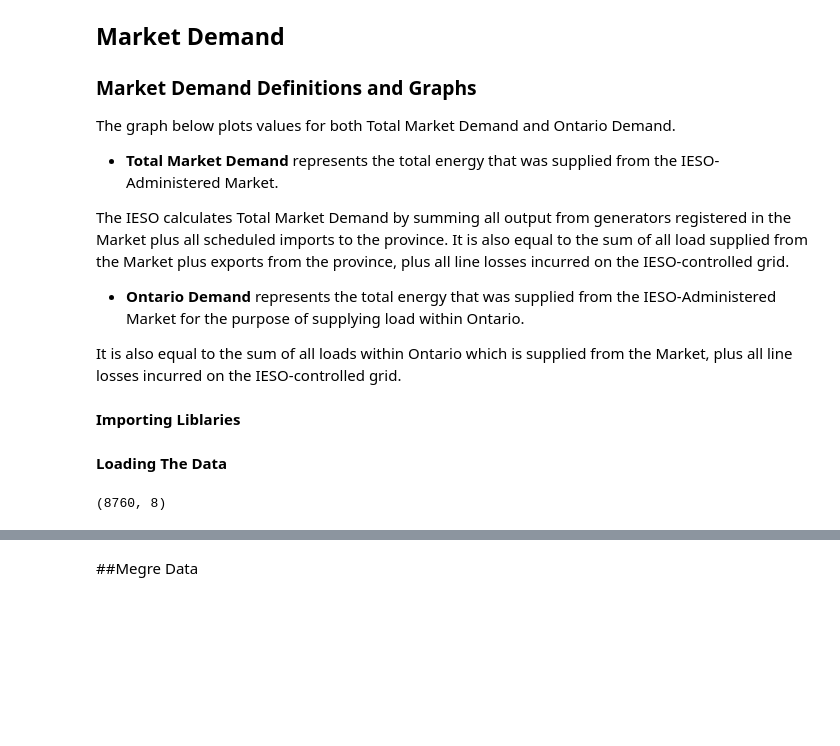
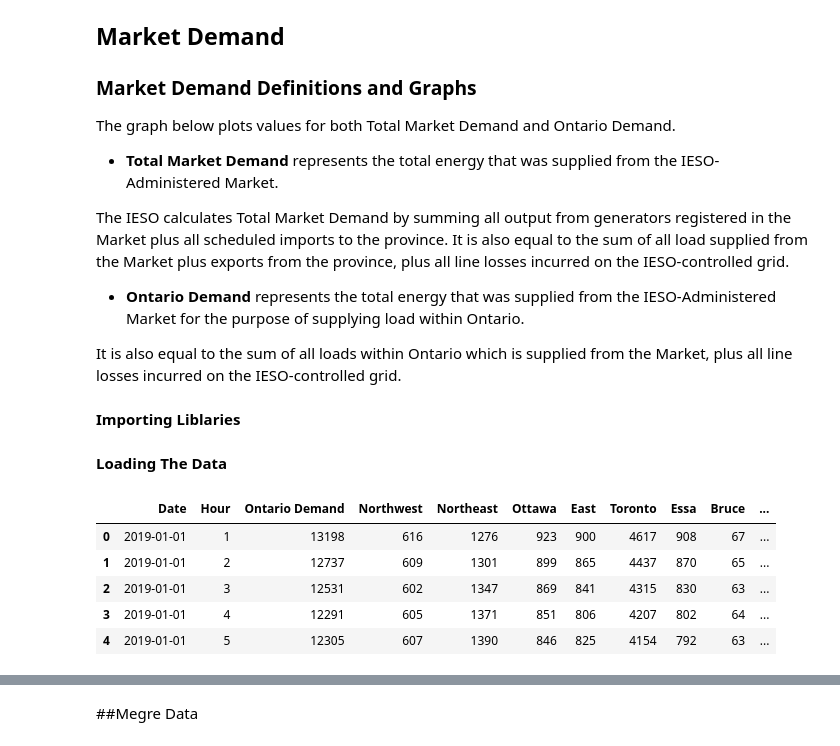
Before and after one commit to janosepah/ML_Project, a Jupyter notebook: Final_Project.ipynb, the cells around one changed output, grey strips where cells are left out. Drawn from its saved outputs; the diff is of its cells as text; code cells hidden in the pictures; blank space fills up the shorter version.

```diff
--- a/Final_Project.ipynb
+++ b/Final_Project.ipynb
@@ -44,60 +44,53 @@ Data_Path = 'https://raw.githubusercontent.com/janosepah/ML_Project/master/Data/
 
 # Demand
 Demand_2017 = pd.read_csv(Data_Path + 'PUB_Demand_2017.csv', parse_dates=['Date'])
-Demand_2017.set_index(['Date'], inplace=True)
 Demand_2017.head()
-Demand_2017.shape
+#Demand_2017.shape
 
-Demand_2018 = pd.read_csv(Data_Path + 'PUB_Demand_2018.csv', parse_dates=['date'])
-Demand_2018.set_index(['date'], inplace=True)
+Demand_2018 = pd.read_csv(Data_Path + 'PUB_Demand_2018.csv', parse_dates=['Date'])
 Demand_2018.head()
-Demand_2018.shape
+#Demand_2018.shape
 
 Demand_2019 = pd.read_csv(Data_Path + 'PUB_Demand_2019.csv', parse_dates=['Date'])
-Demand_2019.set_index(['Date'], inplace=True)
 Demand_2019.head()
-Demand_2019.shape
+#Demand_2019.shape
 
 # Supply
 Supply_2017 = pd.read_csv(Data_Path + '2017_Hourly_Output.csv', parse_dates=['Date'])
-Supply_2017.set_index(['Date'], inplace=True)
 Supply_2017.head()
-Supply_2017.shape
+#Supply_2017.shape
 
 Supply_2018 = pd.read_csv(Data_Path + '2018_Hourly_Output.csv', parse_dates=['Date'])
-Supply_2018.set_index(['Date'], inplace=True)
 Supply_2018.head()
-Supply_2018.shape
+#Supply_2018.shape
 
 Supply_2019 = pd.read_csv(Data_Path + '2019_Hourly_Output.csv', parse_dates=['Date'])
-Supply_2019.set_index(['Date'], inplace=True)
 Supply_2019.head()
-Supply_2019.shape
+#Supply_2019.shape
 
 # Industry
 Industrial_2019 =pd.read_csv(Data_Path + 'Industrial_Load_2019.csv', parse_dates=['DeliveryDate'])
-Industrial_2019.set_index(['DeliveryDate'], inplace=True)
 Industrial_2019.head()
 
 Industrial_2018 =pd.read_csv(Data_Path + 'Industrial_Load_2018.csv', parse_dates=['DeliveryDate'])
-Industrial_2018.set_index(['DeliveryDate'], inplace=True)
 Industrial_2018.head()
 
 Industrial_2017 =pd.read_csv(Data_Path + 'Industrial_Load_2017.csv', parse_dates=['DeliveryDate'])
-Industrial_2017.set_index(['DeliveryDate'], inplace=True)
 Industrial_2017.head()
 
 # DemandZonal
 DemandZonal_2017 =pd.read_csv(Data_Path + 'PUB_DemandZonal_2017.csv', parse_dates=['Date'])
-DemandZonal_2017.set_index(['Date'], inplace=True)
 DemandZonal_2017.head()
 
 DemandZonal_2018 =pd.read_csv(Data_Path + 'PUB_DemandZonal_2018.csv', parse_dates=['Date'])
-DemandZonal_2018.set_index(['Date'], inplace=True)
 DemandZonal_2018.head()
 
 DemandZonal_2019 =pd.read_csv(Data_Path + 'PUB_DemandZonal_2019.csv', parse_dates=['Date'])
-DemandZonal_2019.set_index(['Date'], inplace=True)
 DemandZonal_2019.head()
 # %% [output]
-(8760, 8)
+|  | Date | Hour | Ontario Demand | Northwest | Northeast | Ottawa | East | Toronto | Essa | Bruce | ... |
+| 0 | 2019-01-01 | 1 | 13198 | 616 | 1276 | 923 | 900 | 4617 | 908 | 67 | ... |
+| 1 | 2019-01-01 | 2 | 12737 | 609 | 1301 | 899 | 865 | 4437 | 870 | 65 | ... |
+| 2 | 2019-01-01 | 3 | 12531 | 602 | 1347 | 869 | 841 | 4315 | 830 | 63 | ... |
+| 3 | 2019-01-01 | 4 | 12291 | 605 | 1371 | 851 | 806 | 4207 | 802 | 64 | ... |
+| 4 | 2019-01-01 | 5 | 12305 | 607 | 1390 | 846 | 825 | 4154 | 792 | 63 | ... |
```
Also changed, not shown: parts of 6 cells of this notebook.
